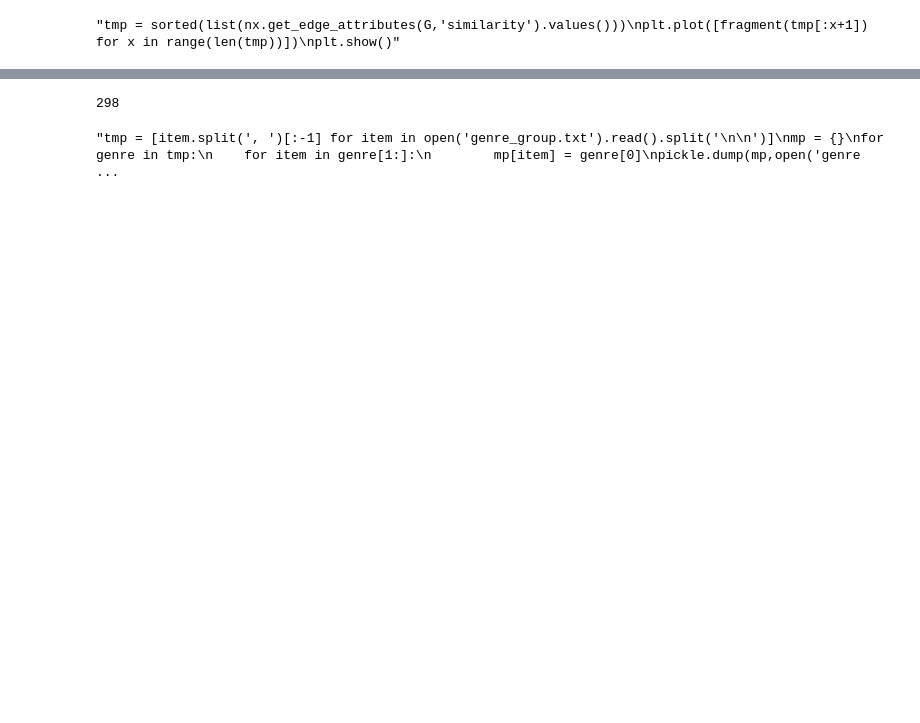
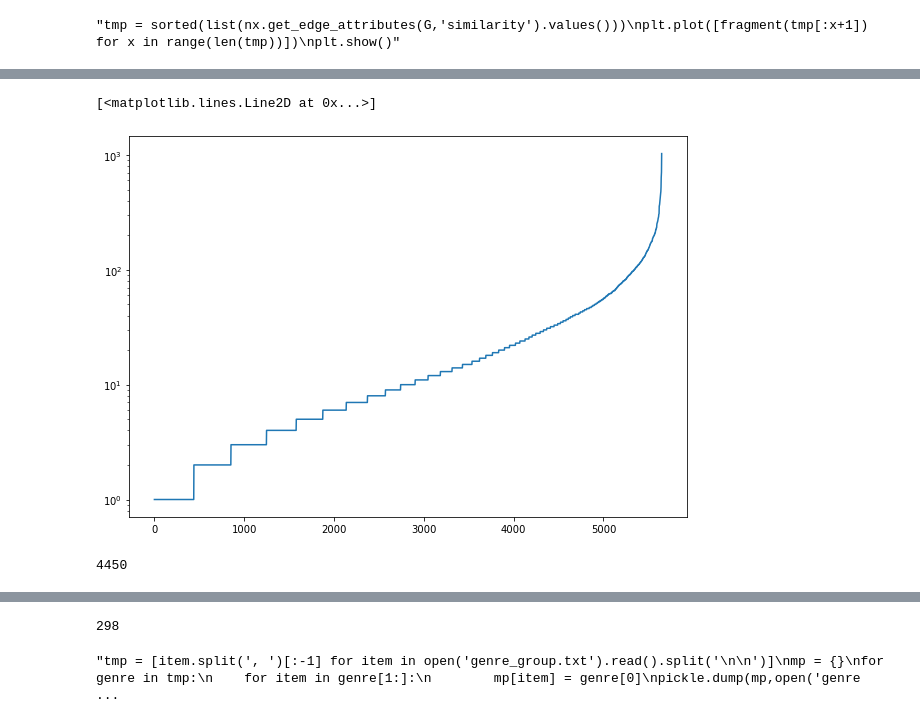
Before and after one commit to jzh001/Social-Network-Structure-in-Common-Interest-Communities, a Jupyter notebook: Network of Genres.ipynb, the cells around one changed output, grey strips where cells are left out. Cells and saved outputs as stored; diff of their text form; code cells hidden in the pictures; blank space fills up the shorter version.

```diff
--- a/Network of Genres.ipynb
+++ b/Network of Genres.ipynb
@@ -183,0 +137,13 @@ for u,v in G2.edges:
+# %%
+plt.semilogy(sorted(list(nx.get_edge_attributes(Core,'weight').values())))
+# %% [output]
+[<matplotlib.lines.Line2D at 0x...>]
+[figure, added]
+# %%
+tmp = sorted(list(nx.get_edge_attributes(Core,'weight').values()))
+for i in range(len(tmp)):
+    if (tmp[i] == 33):
+        print(i)
+        break
+# %% [output]
+4450
```
Also changed, not shown: parts of 39 cells of this notebook.
